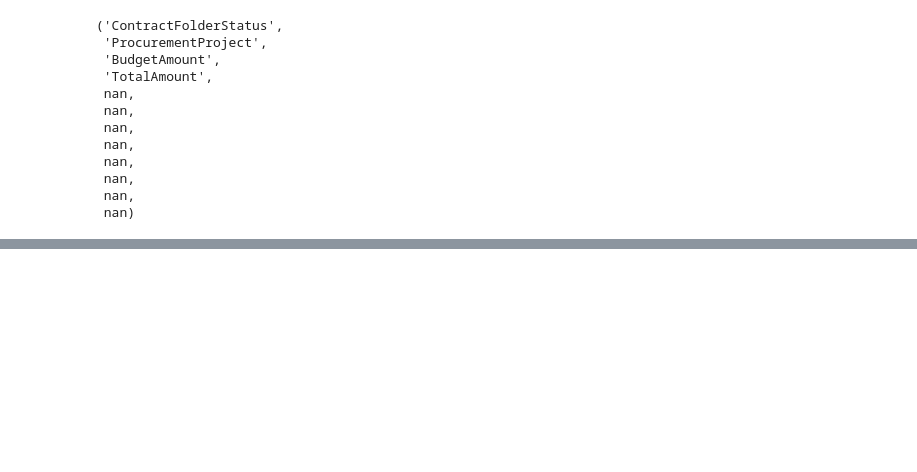
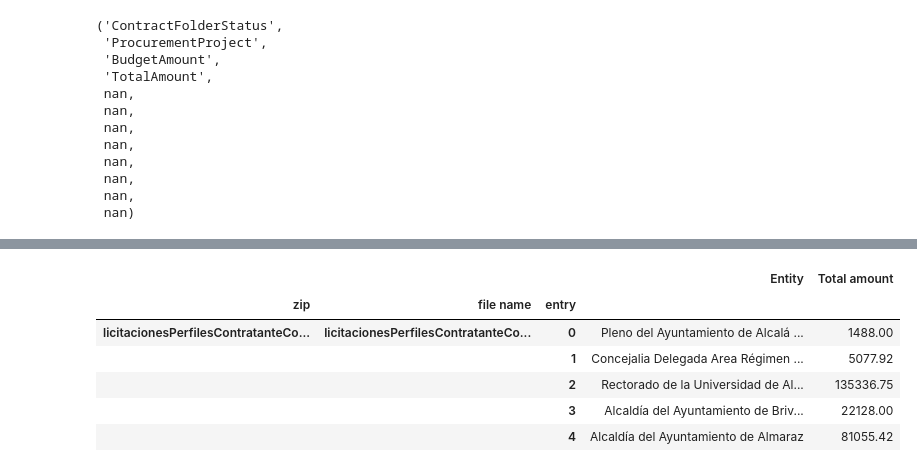
Before and after one commit to manuvazquez/dlsproc, a Jupyter notebook: reports/exploratory.ipynb, the cells around one changed output, grey strips where cells are left out. Drawn from its saved outputs; the diff is of its cells as text; code cells hidden in the pictures; blank space fills up the shorter version.

```diff
--- a/reports/exploratory.ipynb
+++ b/reports/exploratory.ipynb
@@ -387,0 +403,13 @@ insiders_df[[entity_col, amount_col]].groupby(entity_col).sum()
+# %%
+flattened_df = insiders_df[[entity_col, amount_col]].copy()
+flattened_df.columns = flattened_df.columns.to_flat_index()
+flattened_df.columns=['Entity', 'Total amount']
+flattened_df.head()
+# %% [output]
+|  |  |  | Entity | Total amount |
+| zip | file name | entry |  |  |
+| licitacionesPerfilesContratanteCo... | licitacionesPerfilesContratanteCo... | 0 | Pleno del Ayuntamiento de Alcalá ... | 1488.00 |
+|  |  | 1 | Concejalia Delegada Area Régimen ... | 5077.92 |
+|  |  | 2 | Rectorado de la Universidad de Al... | 135336.75 |
+|  |  | 3 | Alcaldía del Ayuntamiento de Briv... | 22128.00 |
+|  |  | 4 | Alcaldía del Ayuntamiento de Almaraz | 81055.42 |
```
Also changed, not shown: parts of 14 cells of this notebook, 10 other files.
